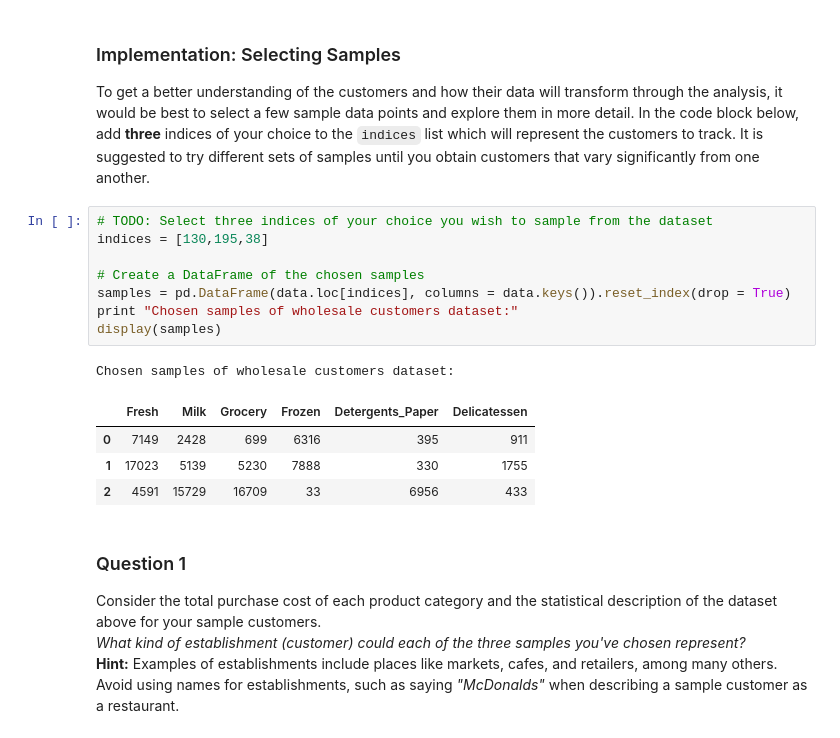
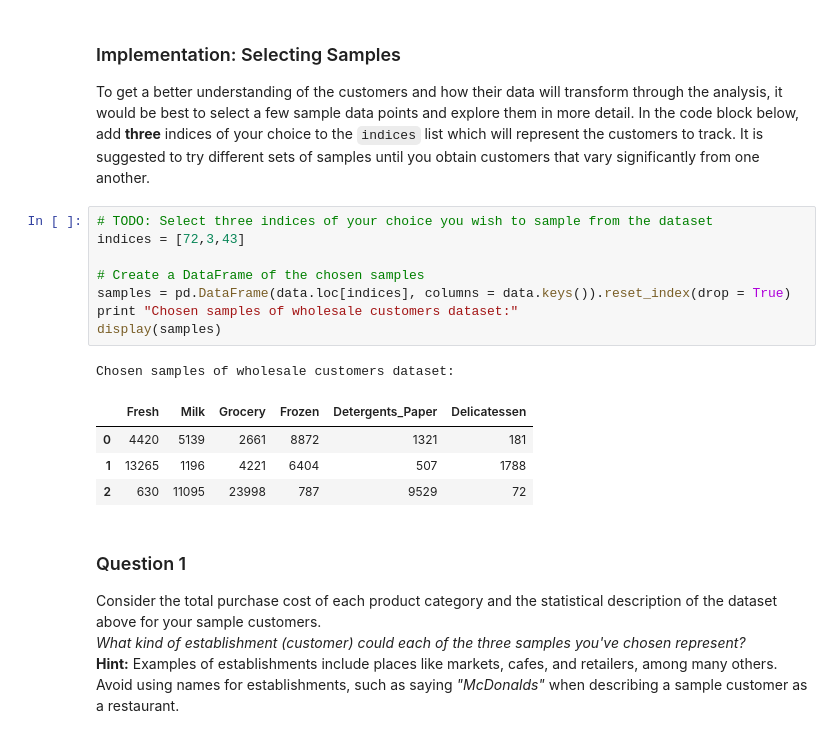
Before and after one commit to minithb/customer_segments, a Jupyter notebook: customer_segments.ipynb, the cells around one changed output. Drawn from its saved outputs; the diff is of its cells as text.

```diff
--- a/customer_segments.ipynb
+++ b/customer_segments.ipynb
@@ -60,18 +60,18 @@ display(data.describe())
 To get a better understanding of the customers and how their data will transform through the analysis, it would be best to select a few sample data points and explore them in more detail. In the code block below, add **three** indices of your choice to the `indices` list which will represent the customers to track. It is suggested to try different sets of samples until you obtain customers that vary significantly from one another.
 # %%
 # TODO: Select three indices of your choice you wish to sample from the dataset
-indices = [130,195,38]
+indices = [72,3,43]
 
 # Create a DataFrame of the chosen samples
 samples = pd.DataFrame(data.loc[indices], columns = data.keys()).reset_index(drop = True)
 print "Chosen samples of wholesale customers dataset:"
 display(samples)
 # %% [output]
 Chosen samples of wholesale customers dataset:
 |  | Fresh | Milk | Grocery | Frozen | Detergents_Paper | Delicatessen |
-| 0 | 7149 | 2428 | 699 | 6316 | 395 | 911 |
-| 1 | 17023 | 5139 | 5230 | 7888 | 330 | 1755 |
-| 2 | 4591 | 15729 | 16709 | 33 | 6956 | 433 |
+| 0 | 4420 | 5139 | 2661 | 8872 | 1321 | 181 |
+| 1 | 13265 | 1196 | 4221 | 6404 | 507 | 1788 |
+| 2 | 630 | 11095 | 23998 | 787 | 9529 | 72 |
 # %% [markdown]
 ### Question 1
 Consider the total purchase cost of each product category and the statistical description of the dataset above for your sample customers.
```
Also changed, not shown: parts of 32 cells of this notebook.
